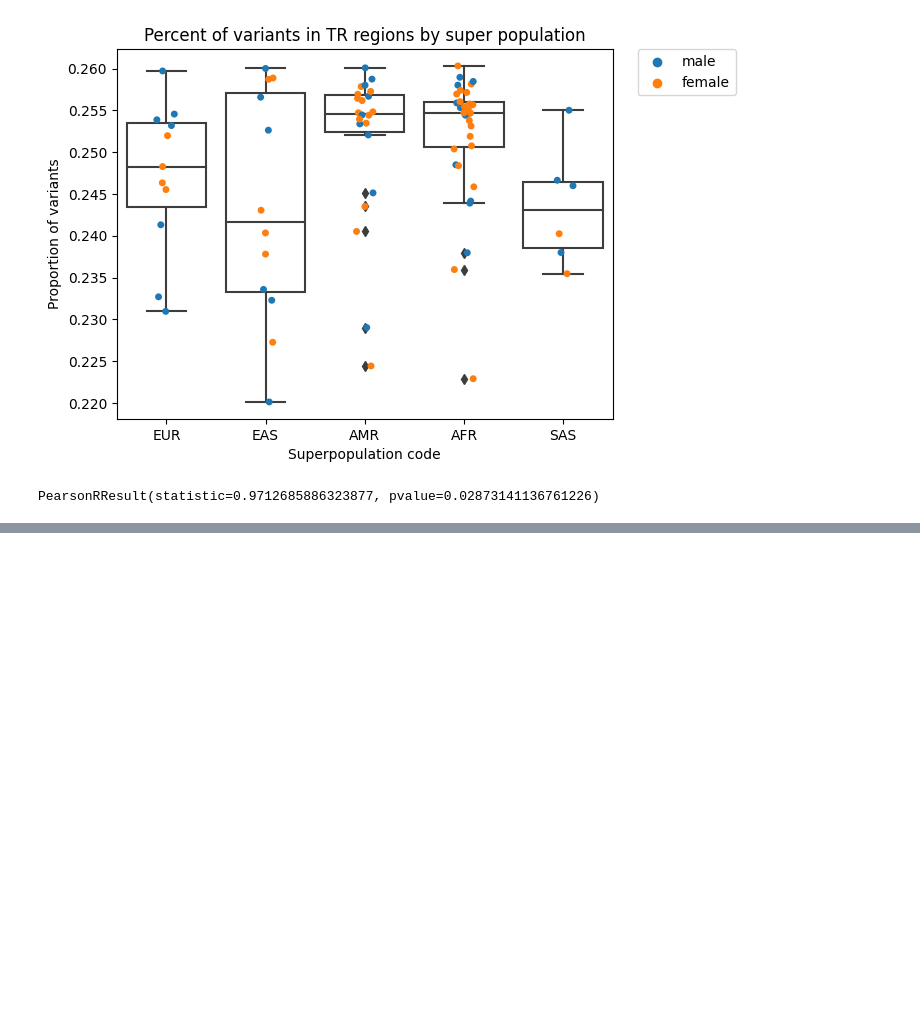
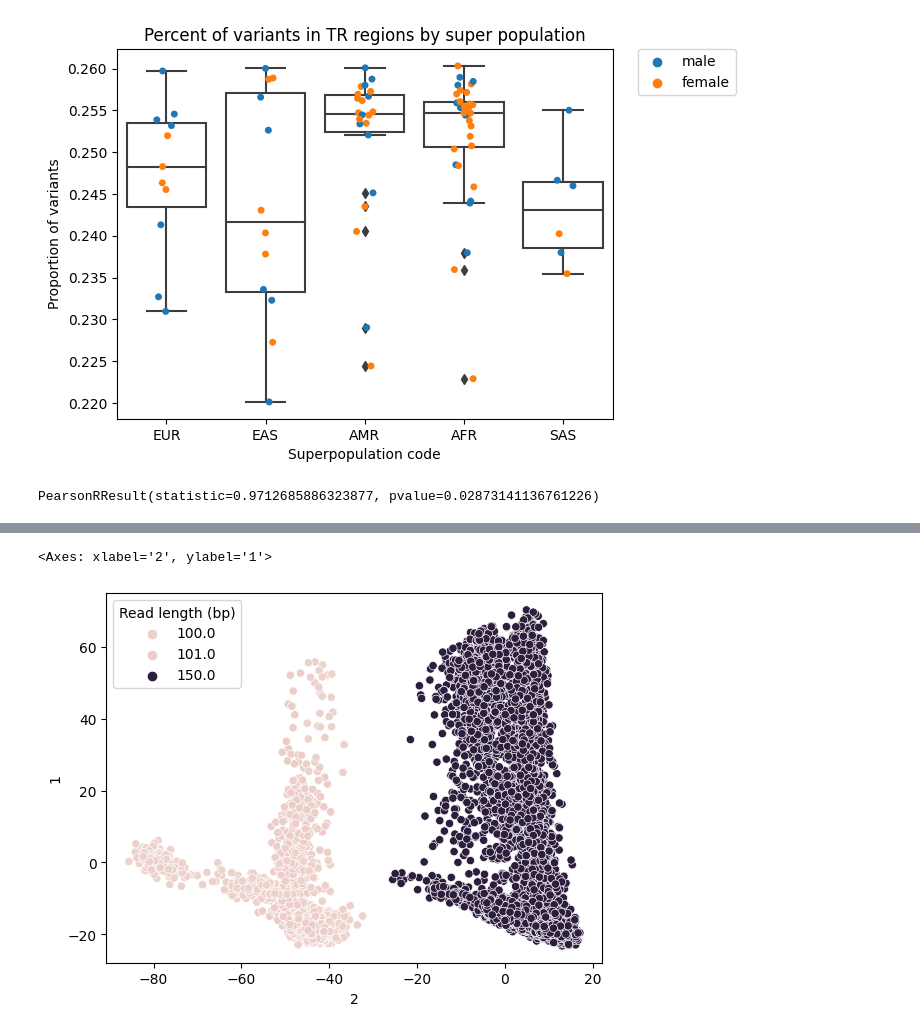
Before and after one commit to ACEnglish/adotto, a Jupyter notebook: manuscript/variant_numbers/Analysis.ipynb, the cells around one changed output, grey strips where cells are left out. Saved outputs shown, nothing was run; the diff lists cells and outputs as text; code cells hidden in the pictures; blank space fills up the shorter version.

```diff
--- a/manuscript/variant_numbers/Analysis.ipynb
+++ b/manuscript/variant_numbers/Analysis.ipynb
@@ -487,0 +504,4 @@ PearsonRResult(statistic=0.9712685886323877, pvalue=0.02873141136761226)
+# %%
+meta = meta.rename(columns={'bcm_sampname':'samp'}).set_index('samp')
+data = data.rename(columns={0: 'samp'}).set_index('samp')
+data = data.join(meta)
@@ -487,0 +528,6 @@ PearsonRResult(statistic=0.9712685886323877, pvalue=0.02873141136761226)
+# %%
+meta2 = pd.read_csv("/Users/english/code/ADSPSVQC/metadata_ADSP/ADSPCaseControlPhenotypes_DS_2021.02.19_ALL.txt", sep='\t')
+meta2.set_index("SUBJID", inplace=True)
+# %%
+data.set_index("SUBJID", inplace=True)
+data = data.join(meta2)
@@ -487,0 +554,2 @@ PearsonRResult(statistic=0.9712685886323877, pvalue=0.02873141136761226)
+# %%
+data['Race'] = data['Race'].astype(str)
@@ -487,0 +570,5 @@ PearsonRResult(statistic=0.9712685886323877, pvalue=0.02873141136761226)
+# %%
+sb.scatterplot(data=data, x=2, y=1, hue="Read length (bp)")
+# %% [output]
+<Axes: xlabel='2', ylabel='1'>
+[figure, added]
```
Also changed, not shown: parts of 13 cells of this notebook, 8 other files.
